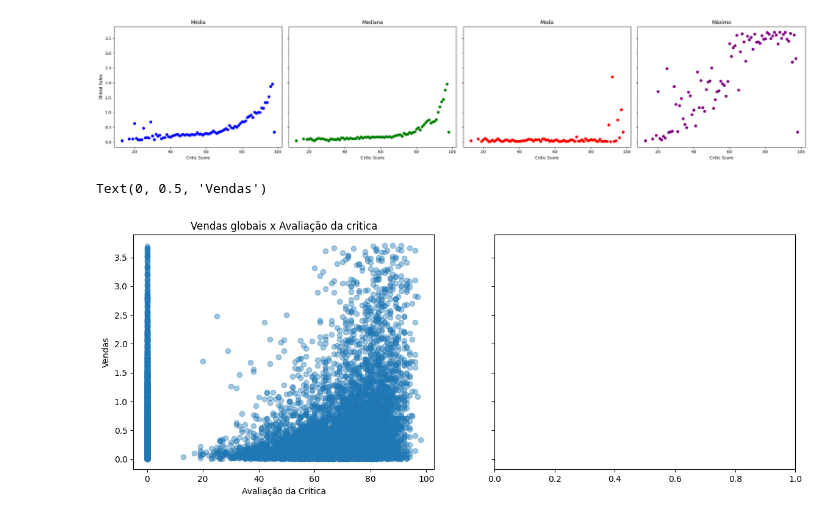
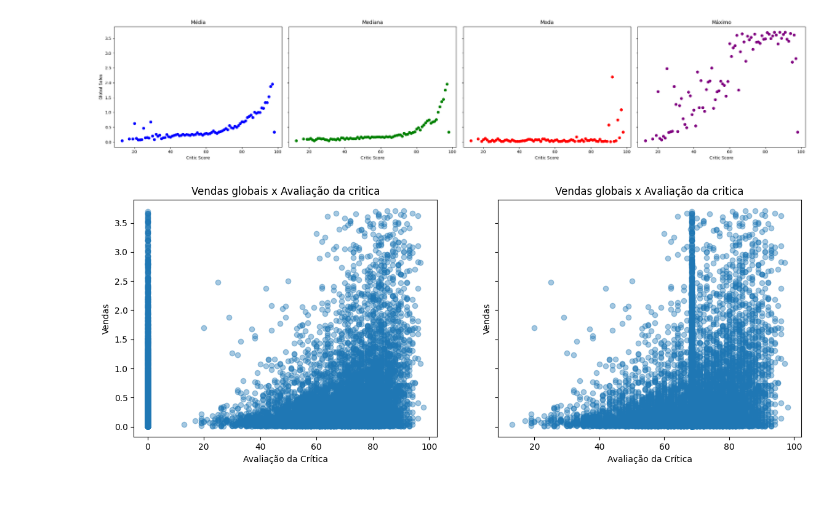
Before and after one commit to wolke412/topicos-4, a Jupyter notebook: regression.ipynb, the cells around one changed output. Saved outputs shown, nothing was run; the diff lists cells and outputs as text; code cells hidden in the pictures.

```diff
--- a/regression.ipynb
+++ b/regression.ipynb
@@ -109,20 +111,23 @@ plt.show()
 # %% [output]
 [figure]
 # %%
-fig, axes = plt.subplots(1, 2, figsize=(14, 5), sharey=True)
 fdf = df.copy()
 
-fdf[ 'Critic_Score' ] = fdf[ 'Critic_Score' ].fillna(0)
+fig, axes = plt.subplots(1, 2, figsize=(14, 5), sharey=True)
 
-axes[0].set_title('Vendas globais x Avaliação da critica')
-axes[0].scatter(
-  fdf['Critic_Score'],
-  fdf['Global_Sales'],
-  alpha=.4
-)
+tgt = 'Critic_Score'
 
-axes[0].set_xlabel('Avaliação da Crítica')
-axes[0].set_ylabel('Vendas')
+for i in range(2) :
+  f = i * fdf[tgt].mean()
+
+  axes[i].set_title('Vendas globais x Avaliação da critica')
+  axes[i].scatter(
+    fdf[tgt].fillna( f ),
+    fdf['Global_Sales'],
+    alpha=.4
+  )
+
+  axes[i].set_xlabel('Avaliação da Crítica')
+  axes[i].set_ylabel('Vendas')
 # %% [output]
-Text(0, 0.5, 'Vendas')
-[figure, old version]
+[figure, new version]
```
Also changed, not shown: parts of 22 cells of this notebook, 1 other file.
